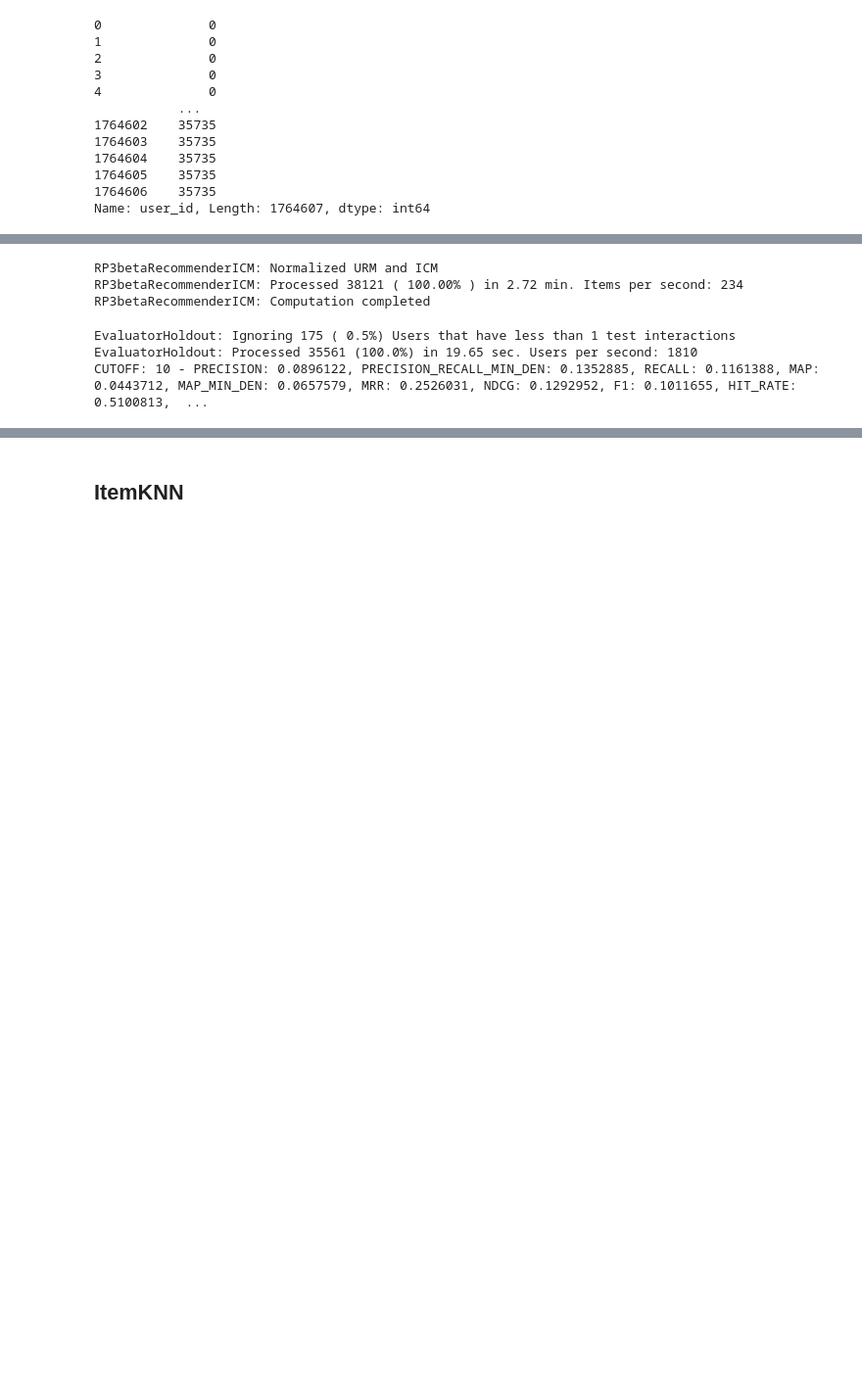
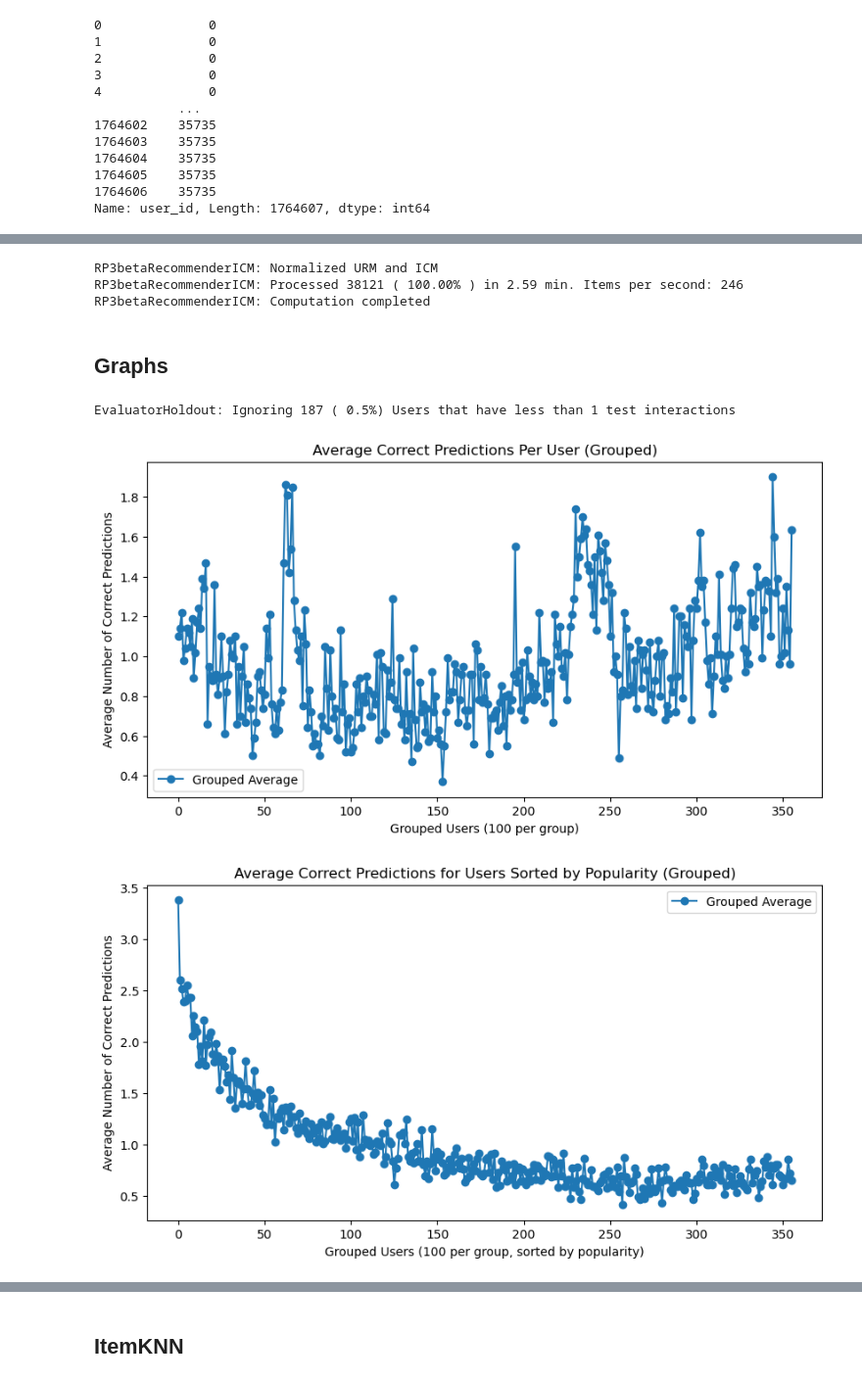
Before and after one commit to tomaz-suller/recsys, a Jupyter notebook: GabsNotebook.ipynb, the cells around one changed output, grey strips where cells are left out. Shown at 98% size. Saved outputs shown, nothing was run; the diff lists cells and outputs as text; code cells hidden in the pictures; blank space fills up the shorter version.

```diff
--- a/GabsNotebook.ipynb
+++ b/GabsNotebook.ipynb
@@ -464,18 +847,3 @@ def optimize_rp3beta_icm(urm_train, icm, urm_validation, n_trials=30, output_fol
     except Exception as e:
         logging.error(f"Optimization failed: {str(e)}")
         raise
-# %%
-if __name__ == "__main__":
-
-    # Call the optimizer for SLIMElasticNet
-    results = optimize_slim_elasticnet(
-        urm_train=urm_train,
-        urm_validation=urm_validation,
-        n_trials=100  # Number of optimization trials
-    )
-
-    # Print best results
-    print("Best Hyperparameters:")
-    print(results["best_params"])
-    print("Best NDCG@10:")
-    print(results["best_ndcg"])
@@ -535,7 +863,7 @@ rp3beta_icm.fit(
 )
 # %% [output]
 RP3betaRecommenderICM: Normalized URM and ICM
-RP3betaRecommenderICM: Processed 38121 ( 100.00% ) in 2.72 min. Items per second: 234
+RP3betaRecommenderICM: Processed 38121 ( 100.00% ) in 2.59 min. Items per second: 246
 RP3betaRecommenderICM: Computation completed
 # %%
 # Initialize the evaluator with the test user-item matrix
@@ -546,7 +874,17 @@ results_df, results_run_string = evaluator.evaluateRecommender(rp3beta_icm)
 
 # Print the evaluation results
 print(results_run_string)
-# %% [output]
-EvaluatorHoldout: Ignoring 175 ( 0.5%) Users that have less than 1 test interactions
-EvaluatorHoldout: Processed 35561 (100.0%) in 19.65 sec. Users per second: 1810
-CUTOFF: 10 - PRECISION: 0.0896122, PRECISION_RECALL_MIN_DEN: 0.1352885, RECALL: 0.1161388, MAP: 0.0443712, MAP_MIN_DEN: 0.0657579, MRR: 0.2526031, NDCG: 0.1292952, F1: 0.1011655, HIT_RATE: 0.5100813,  ...
+# %% [markdown]
+## Graphs
+# %%
+evaluator = EnhancedEvaluator(urm_validation, cutoff_list=[10])
+evaluator.plot_correct_predictions_per_user(rp3beta_icm, group_size=100)
+evaluator.plot_users_sorted_by_popularity(rp3beta_icm, urm_train, group_size=100)
+evaluator.plot_users_sorted_by_icm_links(rp3beta_icm, icm_matrix, group_size=100)
+evaluator.plot_items_ranked_by_popular_features(icm_matrix, rp3beta_icm, group_size=100)
+evaluator.plot_users_by_feature_diversity(icm_matrix, rp3beta_icm, group_size=100)
+evaluator.plot_features_by_correct_contribution(icm_matrix, rp3beta_icm, top_k_features=40)
+# %% [output]
+EvaluatorHoldout: Ignoring 187 ( 0.5%) Users that have less than 1 test interactions
+[figure, added]
+[figure, added]
```
Also changed, not shown: parts of 100 cells of this notebook.
